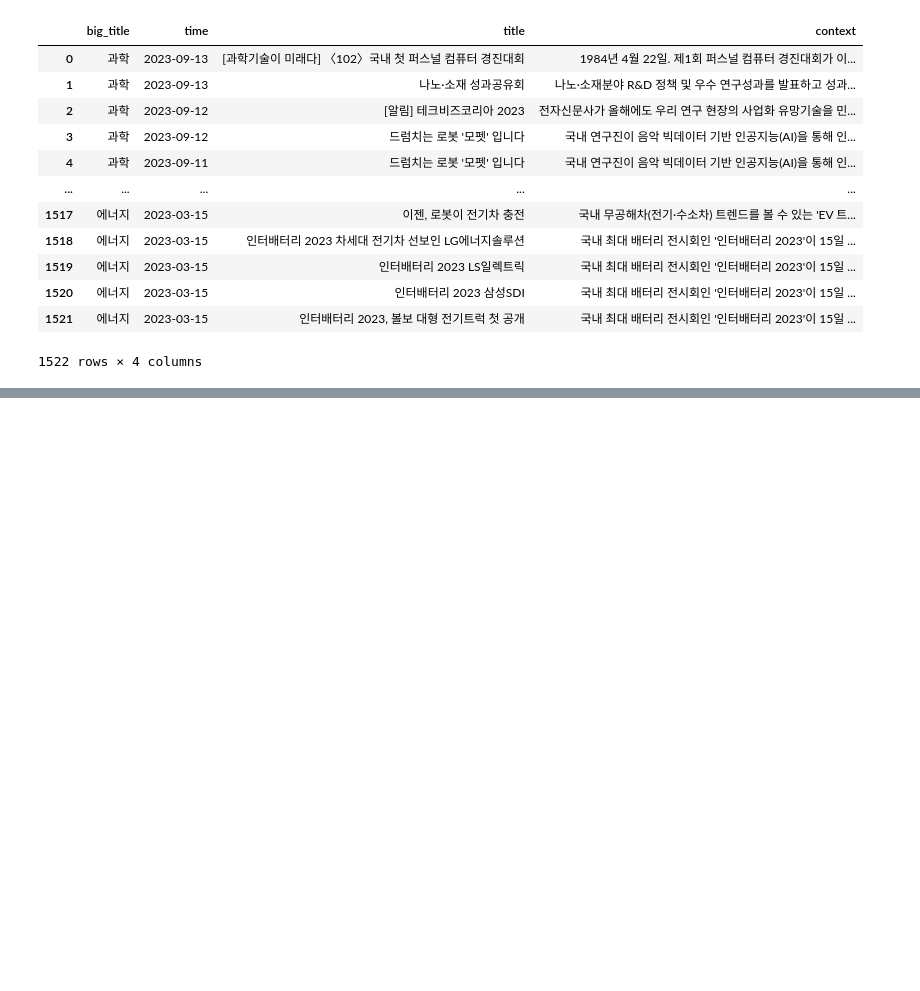
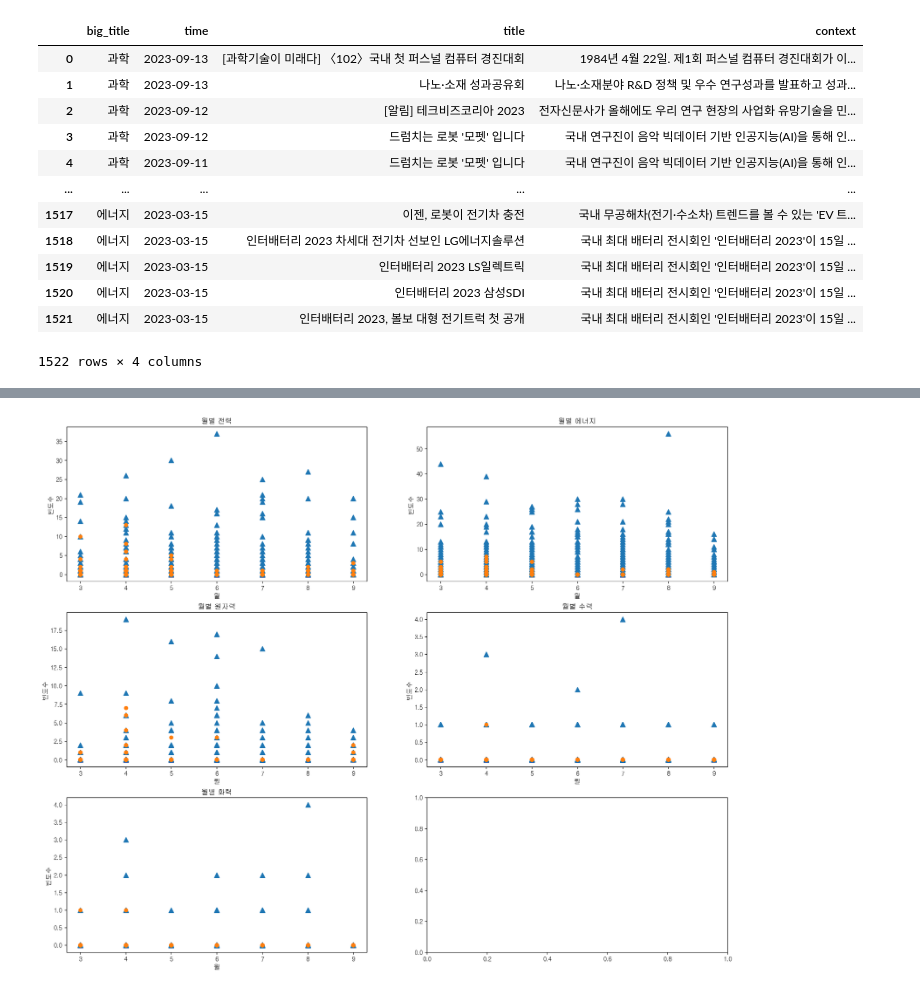
Before and after one commit to yoon0718/kepco, a Jupyter notebook: 09.15_mini_project_data_summary.ipynb, the cells around one changed output, grey strips where cells are left out. Cells and saved outputs as stored; diff of their text form; code cells hidden in the pictures; blank space fills up the shorter version.

```diff
--- a/09.15_mini_project_data_summary.ipynb
+++ b/09.15_mini_project_data_summary.ipynb
@@ -90,0 +51,3 @@ new_data
+# %%
+df1['time'] = pd.to_datetime(df1['time'])
+df1['time']
@@ -90,0 +170,3 @@ new_data
+# %%
+df2 = df1[['big_title', 'month', 'elec(fre)', 'ener(fre)', 'nuc(fre)', 'water(fre)', 'fire(fre)']].copy()
+df2
@@ -90,0 +471,66 @@ new_data
+# %%
+df2_science = df2[df2['big_title'] == '과학']
+df2_energy = df2[df2['big_title'] == '에너지']
+# %%
+import matplotlib.pyplot as plt
+import warnings
+warnings.filterwarnings(action='ignore')
+##font type : otf, ttf
+plt.rcParams['font.family'] = 'Gulim'
+# %%
+fig, axs = plt.subplots(3, 2, figsize=(20, 16))
+
+#전기
+axs[0, 0].scatter(df2_energy['month'], df2_energy['elec(fre)'], s=70, marker='^')
+axs[0, 0].set_title('월별 전력')
+axs[0, 0].set_xlabel('월', fontsize = 11)
+axs[0, 0].set_ylabel('빈도수', fontsize = 11)
+axs[0, 0].scatter(df2_science['month'], df2_science['elec(fre)'])
+axs[0, 0].set_title('월별 전력')
+axs[0, 0].set_xlabel('월', fontsize = 11)
+axs[0, 0].set_ylabel('빈도수', fontsize = 11)
+
+
+#에너지
+axs[0, 1].scatter(df2_energy['month'], df2_energy['ener(fre)'], s=70, marker='^')
+axs[0, 1].set_title('월별 전력')
+axs[0, 1].set_xlabel('월', fontsize = 11)
+axs[0, 1].set_ylabel('빈도수', fontsize = 11)
+axs[0, 1].scatter(df2_science['month'], df2_science['ener(fre)'])
+axs[0, 1].set_title('월별 에너지')
+axs[0, 1].set_xlabel('월', fontsize = 11)
+axs[0, 1].set_ylabel('빈도수', fontsize = 11)
+
+#원자력
+axs[1, 0].scatter(df2_energy['month'], df2_energy['nuc(fre)'], s=70, marker='^')
+axs[1, 0].set_title('월별 전력')
+axs[1, 0].set_xlabel('월', fontsize = 11)
+axs[1, 0].set_ylabel('빈도수', fontsize = 11)
+axs[1 ,0].scatter(df2_science['month'], df2_science['nuc(fre)'])
+axs[1, 0].set_title('월별 원자력')
+axs[1, 0].set_xlabel('월', fontsize = 11)
+axs[1, 0].set_ylabel('빈도수', fontsize = 11)
+
+#수력
+axs[1, 1].scatter(df2_energy['month'], df2_energy['water(fre)'], s=70, marker='^')
+axs[1, 1].set_title('월별 전력')
+axs[1, 1].set_xlabel('월', fontsize = 11)
+axs[1, 1].set_ylabel('빈도수', fontsize = 11)
+axs[1, 1].scatter(df2_science['month'], df2_science['water(fre)'])
+axs[1, 1].set_title('월별 수력')
+axs[1, 1].set_xlabel('월', fontsize = 11)
+axs[1, 1].set_ylabel('빈도수', fontsize = 11)
+
+#화력
+axs[2, 0].scatter(df2_energy['month'], df2_energy['fire(fre)'], s=70, marker='^')
+axs[2, 0].set_title('월별 전력')
+axs[2, 0].set_xlabel('월', fontsize = 11)
+axs[2, 0].set_ylabel('빈도수', fontsize = 11)
+axs[2, 0].scatter(df2_science['month'], df2_science['fire(fre)'])
+axs[2, 0].set_title('월별 화력')
+axs[2, 0].set_xlabel('월', fontsize = 11)
+axs[2, 0].set_ylabel('빈도수', fontsize = 11)
+
+fig.show()
+# %% [output]
+[figure, added]
```
Also changed, not shown: parts of 48 cells of this notebook, 1 other file.
